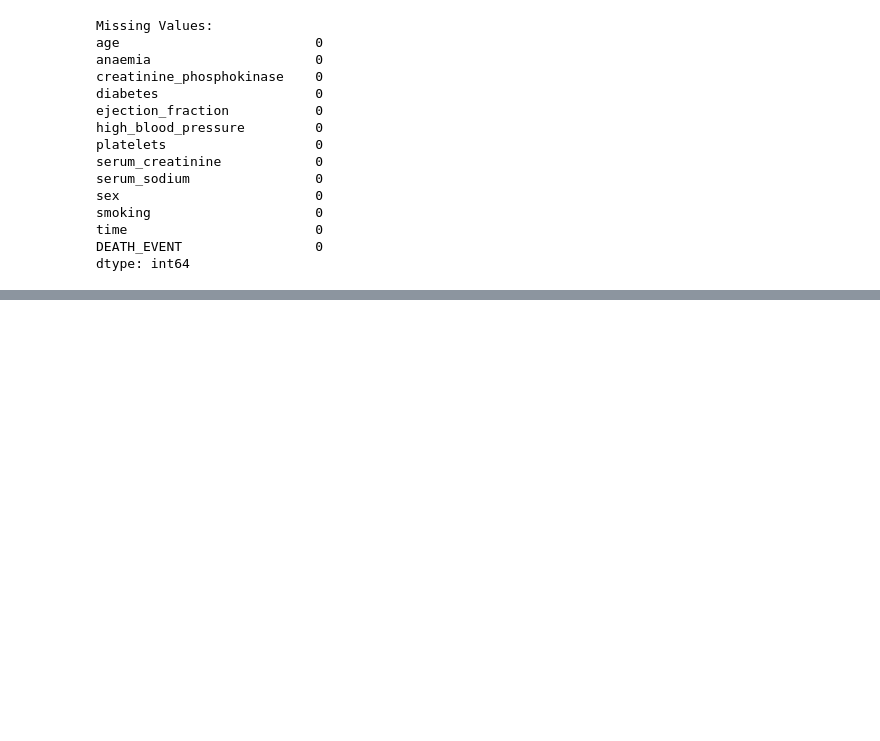
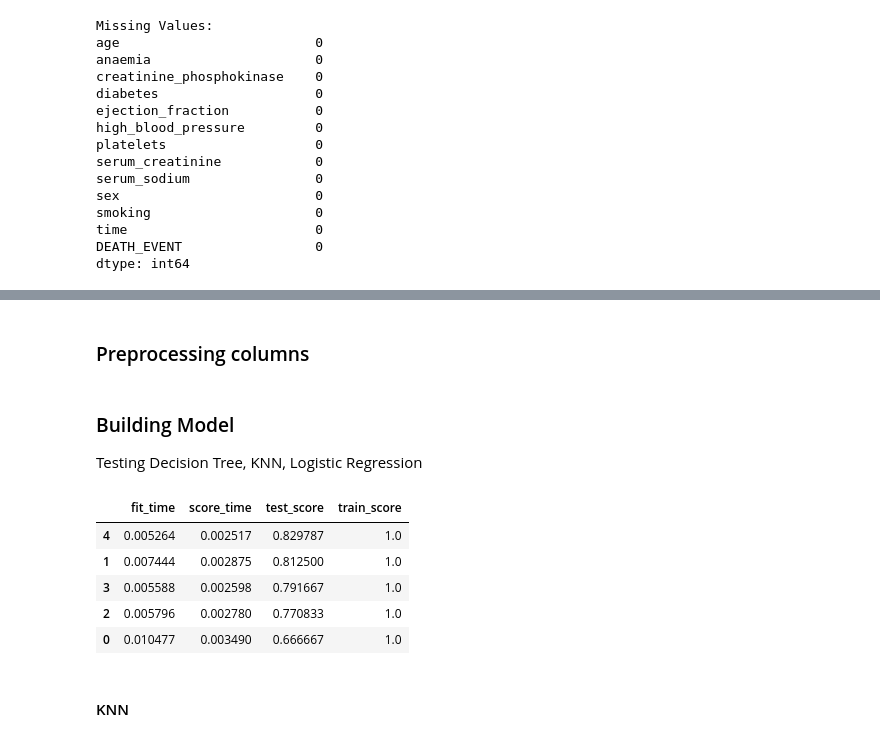
Before and after one commit to UBC-MDS/heart-failure-analysis, a Jupyter notebook: heart-failure-analysis.ipynb, the cells around one changed output, grey strips where cells are left out. Drawn from its saved outputs; the diff is of its cells as text; code cells hidden in the pictures; blank space fills up the shorter version.

```diff
--- a/heart-failure-analysis.ipynb
+++ b/heart-failure-analysis.ipynb
@@ -99,0 +182,57 @@ aly.dist(heart_failure_data,color = 'DEATH_EVENT')
+# %%
+heart_failure_train, heart_failure_test = train_test_split(heart_failure_data,
+                                                           train_size = 0.8,
+                                                           stratify = heart_failure_data['DEATH_EVENT'],
+                                                           random_state = 522)
+
+url_processed = 'data/processed/'
+heart_failure_train.to_csv(os.path.join(url_processed, 'heart_failure_train.csv'))
+heart_failure_test.to_csv(os.path.join(url_processed, 'heart_failure_test.csv'))
+# %% [markdown]
+### Preprocessing columns
+# %%
+# Define numeric columns
+numeric_columns = ['age', 'creatinine_phosphokinase', 'ejection_fraction',
+                   'platelets', 'serum_creatinine', 'serum_sodium', 'time']
+# List of binary columns
+binary_columns = ['anaemia', 'diabetes', 'high_blood_pressure', 'sex', 'smoking']
+
+# Convert all binary columns to True/False so they're treated as categorical data
+heart_failure_train[binary_columns] = heart_failure_train[binary_columns].astype(bool)
+heart_failure_test[binary_columns] = heart_failure_test[binary_columns].astype(bool)
+# %%
+preprocessor = make_column_transformer(
+    (StandardScaler(), numeric_columns),
+    (OneHotEncoder(handle_unknown="ignore", sparse_output=False, drop='if_binary', dtype = int), binary_columns),
+    remainder = 'passthrough'
+)
+
+# preprocessor.fit(heart_failure_train)
+# heart_failure_scaled_train = preprocessor.transform(heart_failure_train)
+# heart_failure_scaled_test = preprocessor.transform(heart_failure_test)
+# %% [markdown]
+### Building Model
+Testing Decision Tree, KNN, Logistic Regression
+# %%
+pipeline = make_pipeline(
+        preprocessor,
+        DecisionTreeClassifier(random_state=522)
+    )
+
+dt_scores = cross_validate(pipeline,
+                           heart_failure_train.drop(columns=['DEATH_EVENT']),
+                           heart_failure_train['DEATH_EVENT'],
+                           return_train_score=True
+                          )
+
+dt_scores = pd.DataFrame(dt_scores).sort_values('test_score', ascending = False)
+dt_scores
+# %% [output]
+|  | fit_time | score_time | test_score | train_score |
+| 4 | 0.005264 | 0.002517 | 0.829787 | 1.0 |
+| 1 | 0.007444 | 0.002875 | 0.812500 | 1.0 |
+| 3 | 0.005588 | 0.002598 | 0.791667 | 1.0 |
+| 2 | 0.005796 | 0.002780 | 0.770833 | 1.0 |
+| 0 | 0.010477 | 0.003490 | 0.666667 | 1.0 |
+# %% [markdown]
+#### KNN
```
Also changed, not shown: parts of 39 cells of this notebook, 2 other files.
